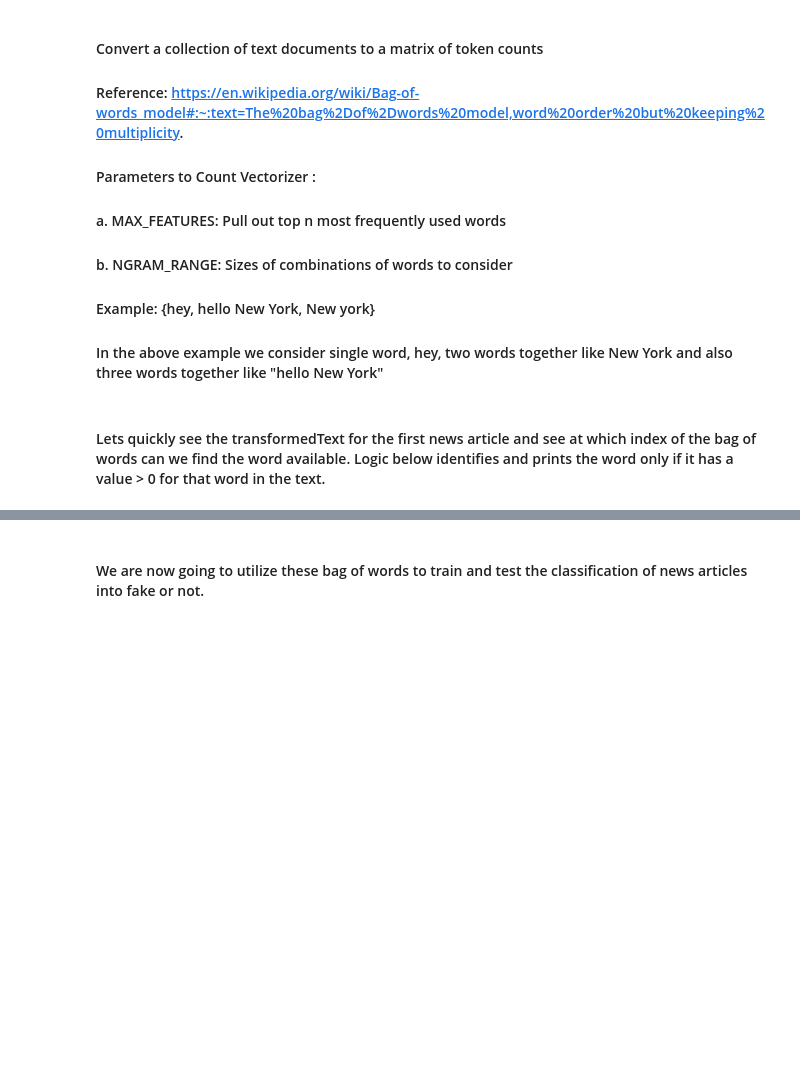
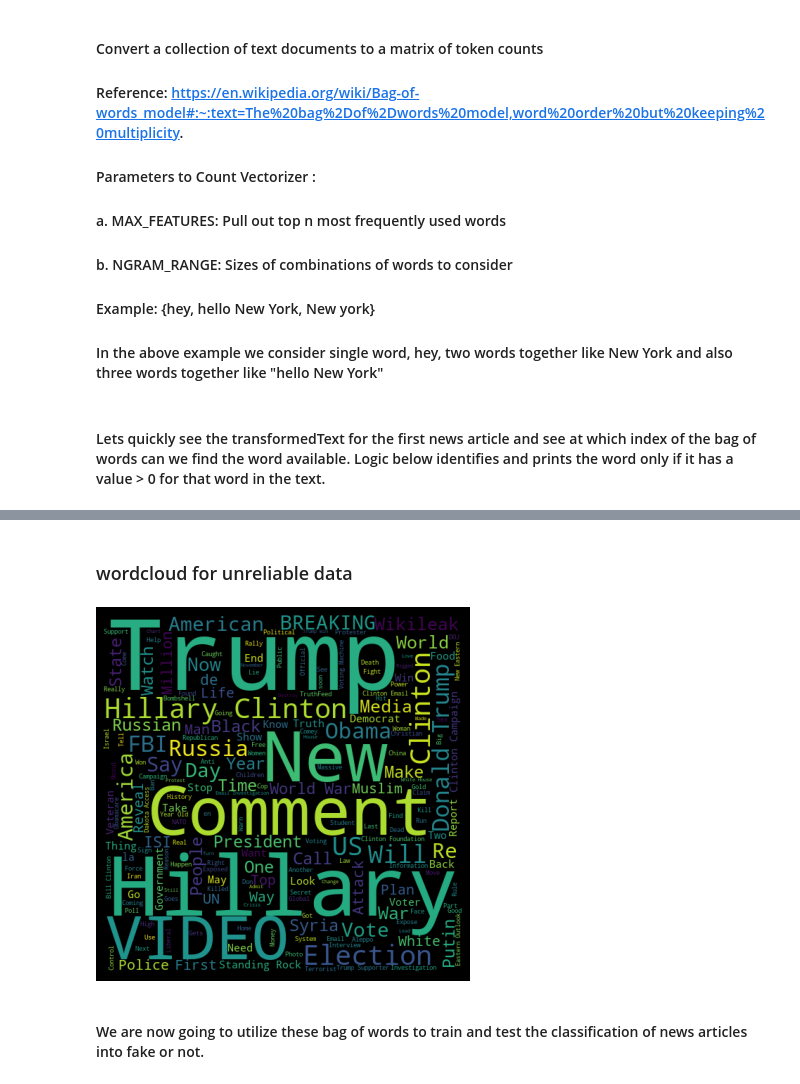
Before and after one commit to sushmitha4-cloud/DataScienceProjects, a Jupyter notebook: FakeNewsDetector - Project 7/notebooks/FakeNewsDetector.ipynb, the cells around one changed output, grey strips where cells are left out. Saved outputs shown, nothing was run; the diff lists cells and outputs as text; code cells hidden in the pictures; blank space fills up the shorter version.

```diff
--- a/FakeNewsDetector - Project 7/notebooks/FakeNewsDetector.ipynb
+++ b/FakeNewsDetector - Project 7/notebooks/FakeNewsDetector.ipynb
@@ -174,3 +213,15 @@ tweet  is found at index  4607  in the bag of words
+# %% [markdown]
+### wordcloud for unreliable data
+# %%
+real=' '.join(list(train_dataset[train_dataset['label']==1]['title']))
+real=WordCloud(width=512, height=512).generate(real)
+plt.figure(figsize=(5,5),facecolor='k')
+plt.imshow(real)
+plt.axis('off')
+plt.tight_layout(pad=0)
+plt.show()
+# %% [output]
+[figure, added]
 # %% [markdown]
 #### We are now going to utilize these bag of words to train and test the classification of news articles into fake or not.
 # %% [markdown]
```
Also changed, not shown: parts of 16 cells of this notebook.
